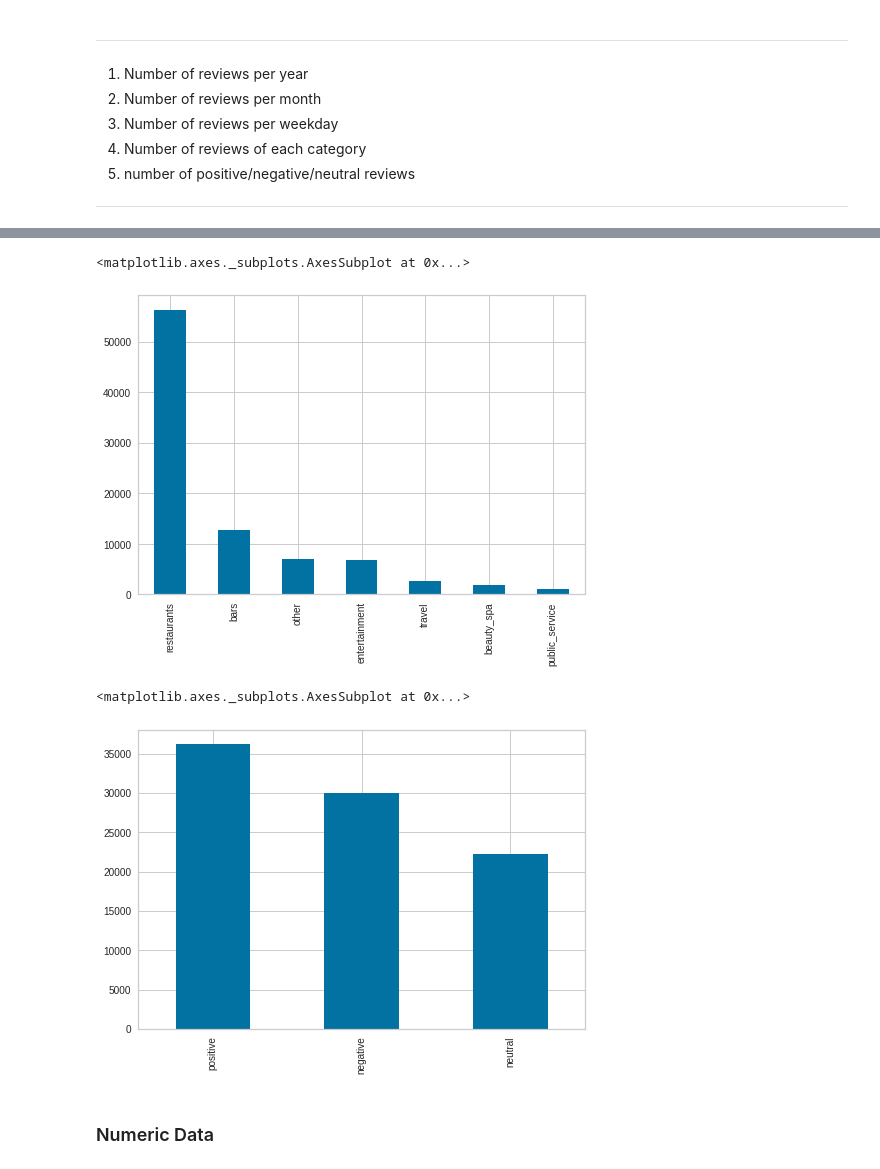
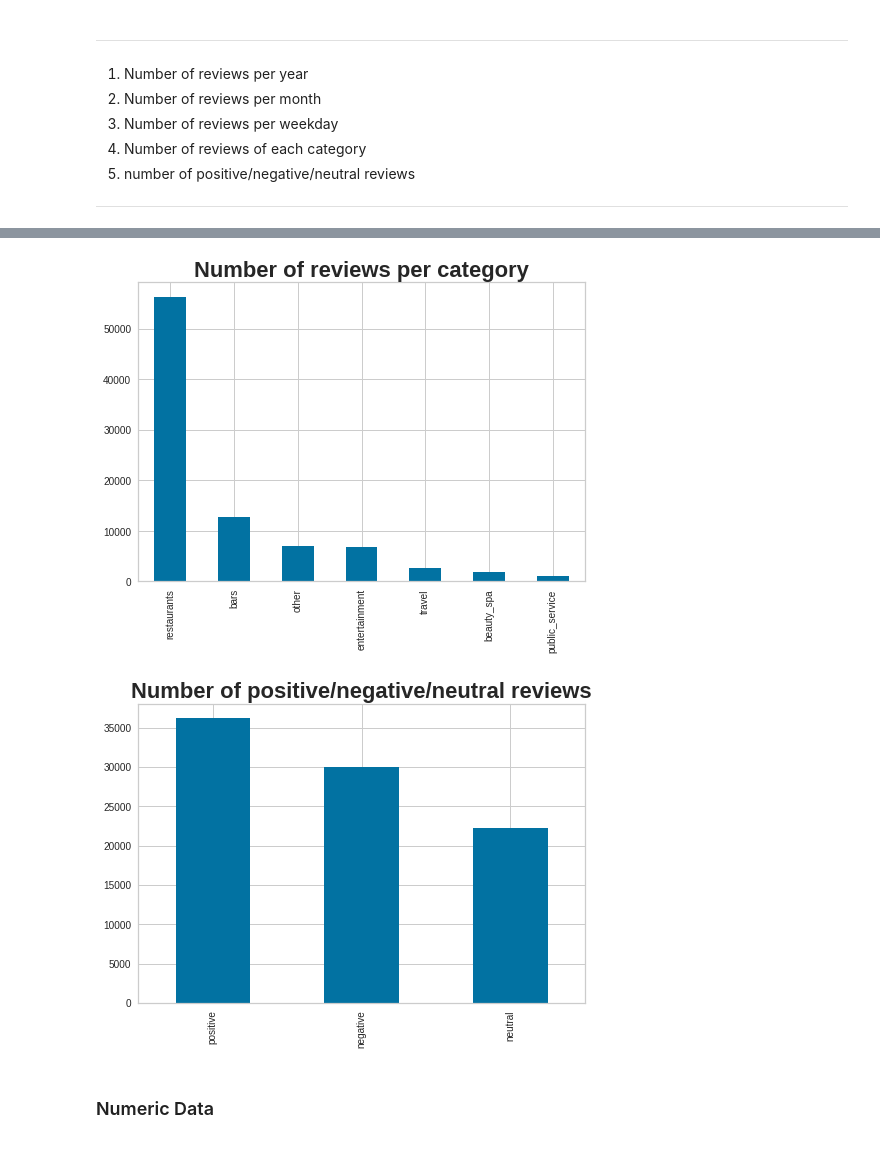
Before and after one commit to pe44enka/Yelp, a Jupyter notebook: DA_Final_Project.ipynb, the cells around one changed output, grey strips where cells are left out. Saved outputs shown, nothing was run; the diff lists cells and outputs as text; code cells hidden in the pictures.

```diff
--- a/DA_Final_Project.ipynb
+++ b/DA_Final_Project.ipynb
@@ -286,15 +289,17 @@ rdf.weekday.value_counts().plot.bar()
 # %%
 #number of reviews of each category
 rdf.category.value_counts().plot.bar()
+plt.title('Number of reviews per category', weight='bold', size=22)
+plt.show()
 # %% [output]
-<matplotlib.axes._subplots.AxesSubplot at 0x...>
-[figure, old version]
+[figure, new version]
 # %%
 #number of positive/negative/neutral reviews
 rdf.review.value_counts().plot.bar()
+plt.title('Number of positive/negative/neutral reviews', weight='bold', size=22)
+plt.show()
 # %% [output]
-<matplotlib.axes._subplots.AxesSubplot at 0x...>
-[figure, old version]
+[figure, new version]
 # %% [markdown]
 ### Numeric Data
 # %% [markdown]
```
Also changed, not shown: parts of 27 cells of this notebook.
